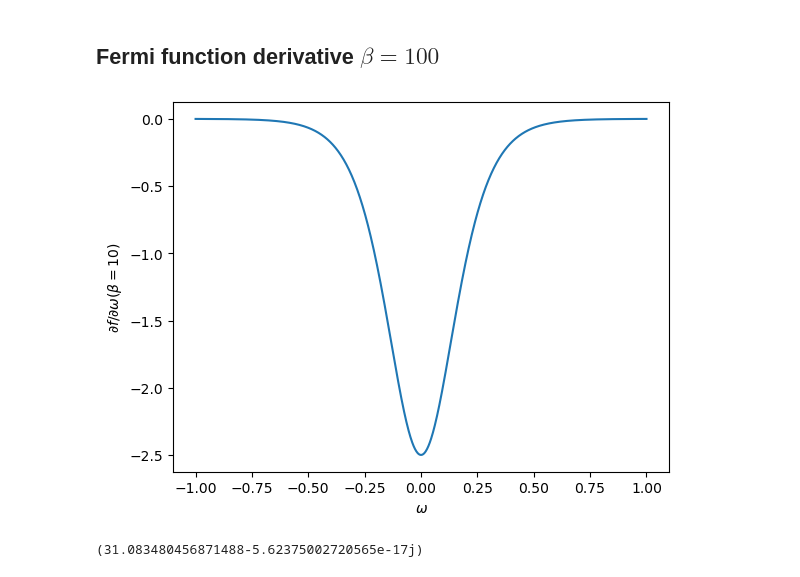
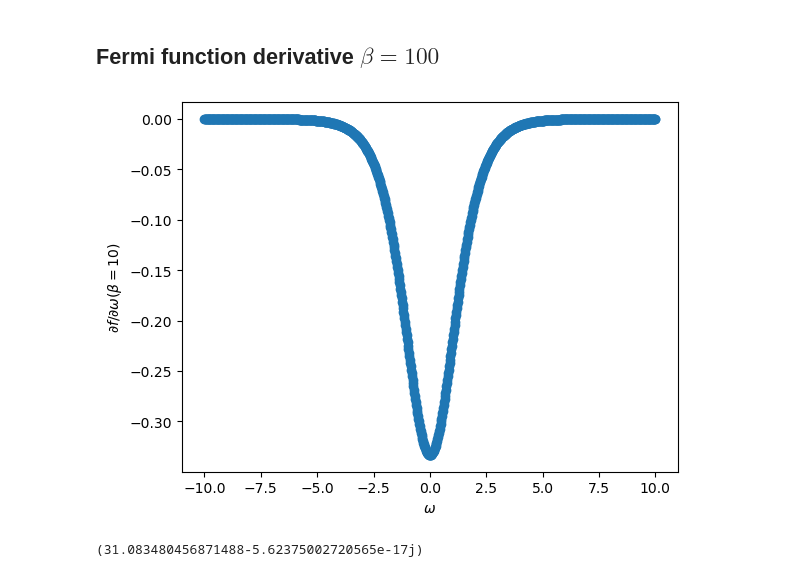
Before and after one commit to gabriel-rodriguez-ruiz/DC-superconductivity, a Jupyter notebook: Superconductor_1D_without_SOC.ipynb, the cells around one changed output. Drawn from its saved outputs; the diff is of its cells as text; code cells hidden in the pictures.

```diff
--- a/Superconductor_1D_without_SOC.ipynb
+++ b/Superconductor_1D_without_SOC.ipynb
@@ -112,16 +112,16 @@ ax.legend();
 # %% [markdown]
 ## Fermi function derivative $\beta=100$
 # %%
-beta = 10
-omega = np.linspace(-1, 1, 1000)
+beta = 4/3
+omega = np.linspace(-10, 10, 1000)
 
 F = Fermi_function_derivative(omega, beta)
 fig, ax = plt.subplots()
-ax.plot(omega, F);
+ax.plot(omega, F, "o");
 ax.set_ylabel(r"$\partial f/\partial \omega (\beta=10)$");
 ax.set_xlabel("$\omega$");
 # %% [output]
-[figure, old version]
+[figure, new version]
 # %%
 k = np.linspace(-np.pi, np.pi)
 w_0 = 1
```
Also changed, not shown: 3 other files.
